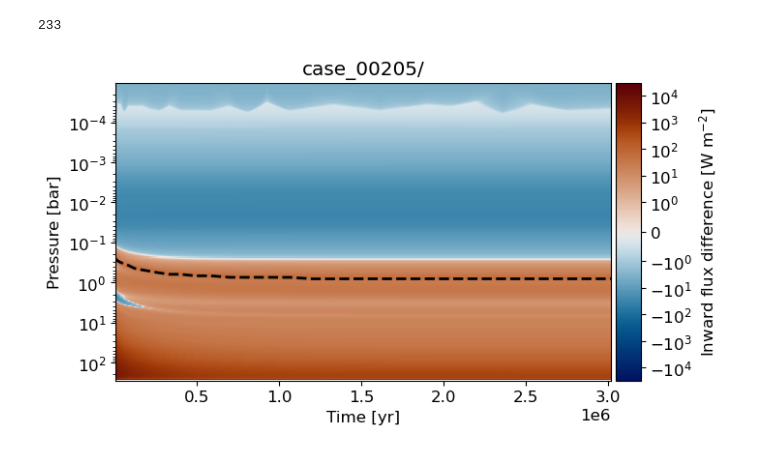
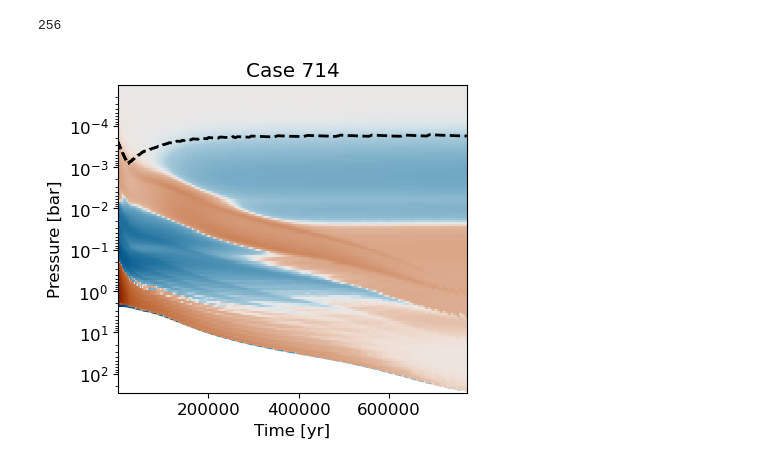
Before and after one commit to nichollsh/proteus_analysis, a Jupyter notebook: profile_over_time.ipynb, the cells around one changed output. Drawn from its saved outputs; the diff is of its cells as text; code cells hidden in the pictures.

```diff
--- a/profile_over_time.ipynb
+++ b/profile_over_time.ipynb
@@ -14,7 +14,7 @@ from tqdm import tqdm
 import utils.load_grid as lg
 from utils.load_cmaps import *
 # %%
-case_dir = "data/article_data/jgr_grid_final/case_00205/"
+case_dir = "data/article_data/jgr_grid_final/case_00714/"
 # %%
 nc_files = glob.glob(case_dir+"data/*_atm.nc")
 times = [int(f.split("/")[-1].split("_")[0]) for f in nc_files]
@@ -27,7 +27,7 @@ for i in mask:
 nfiles = len(sorted_t)
 print(nfiles)
 # %% [output]
-233
+256
 # %%
 sorted_nc = []
 pbar = tqdm(desc="NetCDFS", total=nfiles)
@@ -44,10 +45,10 @@ ys = []  # pressures
 zs = []  # values
 rs = []  # radiating levels (pressure)
 
-stride = 8
+stride = 1
 
 ybot, ytop = 1.0, 0.1
-for i in range(0,nfiles,stride):
+for i in range(2,nfiles,stride):
     nc = sorted_nc[i]
     xs.append(np.ones(np.shape(nc["p"]))*sorted_t[i])
     y = nc["p"] * 1.0e-5
@@ -60,7 +61,10 @@ for i in range(0,nfiles,stride):
     t_top = nc["tmp"][0]
     for j,tmp in enumerate(nc["tmp"]):
         if tmp > t_top + 0.001:
-            rs.append(y[j])
+            if j > 1:
+                rs.append(y[j])
+            else:
+                rs.append(np.nan)
             break
 
 minz, maxz = np.amin(zs), np.amax(zs)
@@ -68,47 +72,49 @@ absz = max(maxz, abs(minz))
 
 x_plt, y_plt, z_plt = [],[],[]
 for i in range(len(ys)):
-    for j in range(len(ys[i])):
+    for j in range(len(ys[0])):
         x_plt.append(xs[i][j])
         y_plt.append(ys[i][j])
         z_plt.append(zs[i][j])
-xi = np.linspace(np.amin(x_plt), np.amax(x_plt), len(x_plt))
-yi = np.logspace(np.log10(np.amin(y_plt)), np.log10(np.amax(y_plt)), 300)
+xi = np.linspace(np.amin(x_plt), np.amax(x_plt), 400)
+yi = np.logspace(np.log10(np.amin(y_plt)), np.log10(np.amax(y_plt)), 150)
 xi,yi = np.meshgrid(xi,yi)
-zi = griddata((x_plt,y_plt),z_plt,(xi,yi),method='linear', rescale=True)
+zi = griddata((x_plt,y_plt),z_plt,(xi,yi),method='linear', rescale=True, fill_value=np.nan)
 # %%
 # fig
-fig,ax = plt.subplots(1,1, figsize=(7,4))
+fig,ax = plt.subplots(1,1, figsize=(4.5,4))
 
 # cmap
 cmap = sci_colormaps["vik"]
 norm = mpl.colors.SymLogNorm(linthresh=1, vmin=-absz, vmax=absz)
 sm = plt.cm.ScalarMappable(cmap=cmap, norm=norm)
-levels = np.logspace(-1, np.log10(absz), 11)
-levels = np.concatenate((-levels[::-1], [0], levels))
 sm.set_array([])
 
-# plot
+# plot data
 cf = ax.pcolormesh(xi,yi,zi, norm=norm, cmap=cmap, rasterized=True)
-# ax.scatter(xs, ys, c=zs, cmap=cmap, norm=norm, s=1, marker=',')
+# ax.scatter(x_plt, y_plt, c=z_plt, cmap=cmap, norm=norm, s=1, marker=',')
 
-ax.plot(np.array(xs).T[0], rs, lw=2, color='k', linestyle='dashed')
+# plot decorations
+x_1d = np.array(xs).T[0]
+ax.plot(x_1d, rs, lw=2, color='k', linestyle='dashed')  # stratosphere level
+ax.fill_between(x_1d, np.ones(np.shape(x_1d))*1e99, np.array(ys).T[-1], color='white') # surface pressure
 
 # colorbar
-cax = make_axes_locatable(ax).append_axes('right', size='5%', pad=0.05)
-cbar = fig.colorbar(sm, cax=cax, orientation='vertical')
-cbar.set_label(r"Inward flux difference [W m$^{-2}$]")
+# cax = make_axes_locatable(ax).append_axes('right', size='5%', pad=0.05)
+# cbar = fig.colorbar(sm, cax=cax, orientation='vertical')
+# cbar.set_label(r"Flux difference [W m$^{-2}$]")
 
 # configure
+case_num = int(case_dir.split("case_")[-1][:-1])
 ax.set_yscale("log")
 ax.set_ylabel("Pressure [bar]")
 ax.set_xlabel("Time [yr]")
-ax.set_title("case_"+case_dir.split("case_")[-1])
+ax.set_title("Case %d"%case_num)
 
-ax.set_xlim(3e3, sorted_t[-1])
+ax.set_xlim(1e3, sorted_t[-1])
 ax.set_ylim(ybot, ytop)
 
 # save
-fig.savefig("output/recent_fluxdiff.pdf", bbox_inches='tight', dpi=200)
+fig.savefig("output/recent_fluxdiff_%05d.pdf"%case_num, bbox_inches='tight', dpi=200)
 # %% [output]
-[figure, old version]
+[figure, new version]
```
Also changed, not shown: parts of 1 cell of this notebook, 3 other files.
